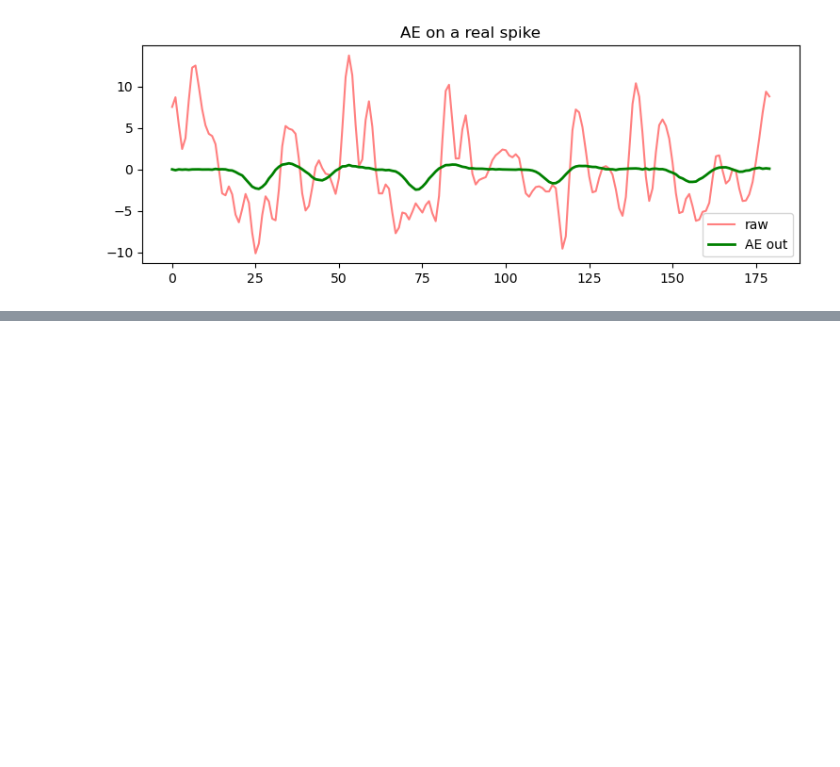
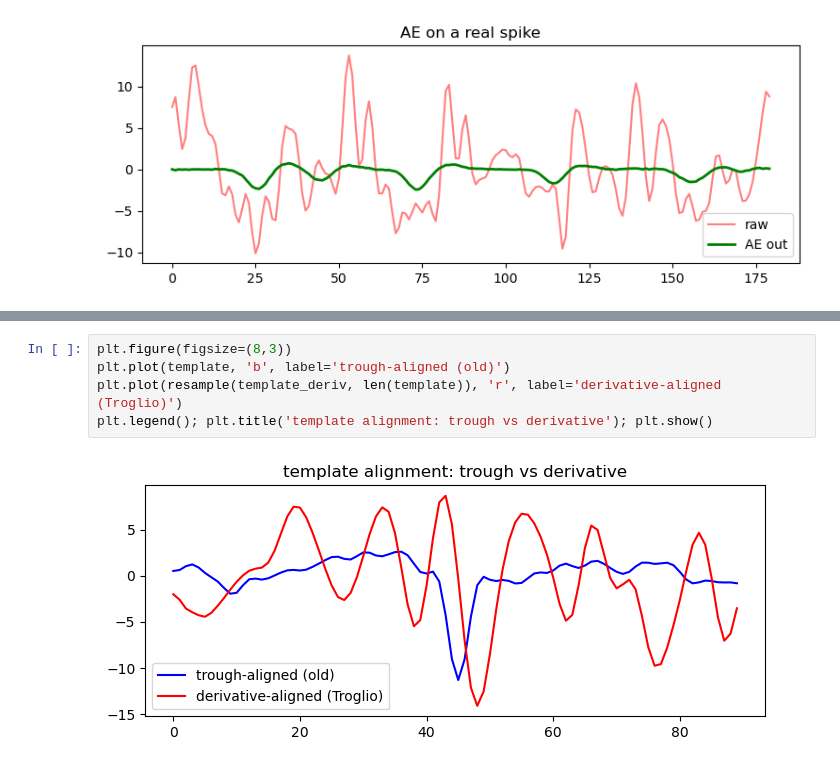
Before and after one commit to Razan-88/Decoding_Chronic_Pain, a Jupyter notebook: notebooks/05_real_data_pipeline.ipynb, the cells around one changed output, grey strips where cells are left out. Drawn from its saved outputs; the diff is of its cells as text; blank space fills up the shorter version.

Commit message:
Single-contact complete: derivative alignment + SVM classifier confirm single-channel limit

```diff
--- a/notebooks/05_real_data_pipeline.ipynb
+++ b/notebooks/05_real_data_pipeline.ipynb
@@ -482,0 +525,7 @@ plt.legend(); plt.title('AE on a real spike'); plt.show()
+# %%
+plt.figure(figsize=(8,3))
+plt.plot(template, 'b', label='trough-aligned (old)')
+plt.plot(resample(template_deriv, len(template)), 'r', label='derivative-aligned (Troglio)')
+plt.legend(); plt.title('template alignment: trough vs derivative'); plt.show()
+# %% [output]
+[figure, added]
```
Also changed, not shown: parts of 10 cells of this notebook.
